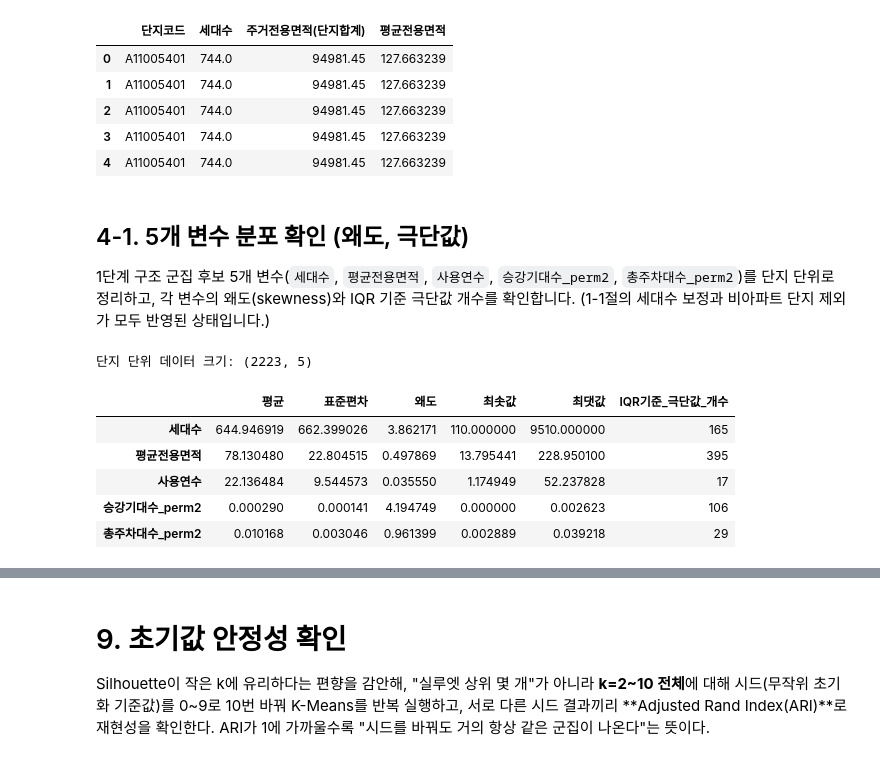
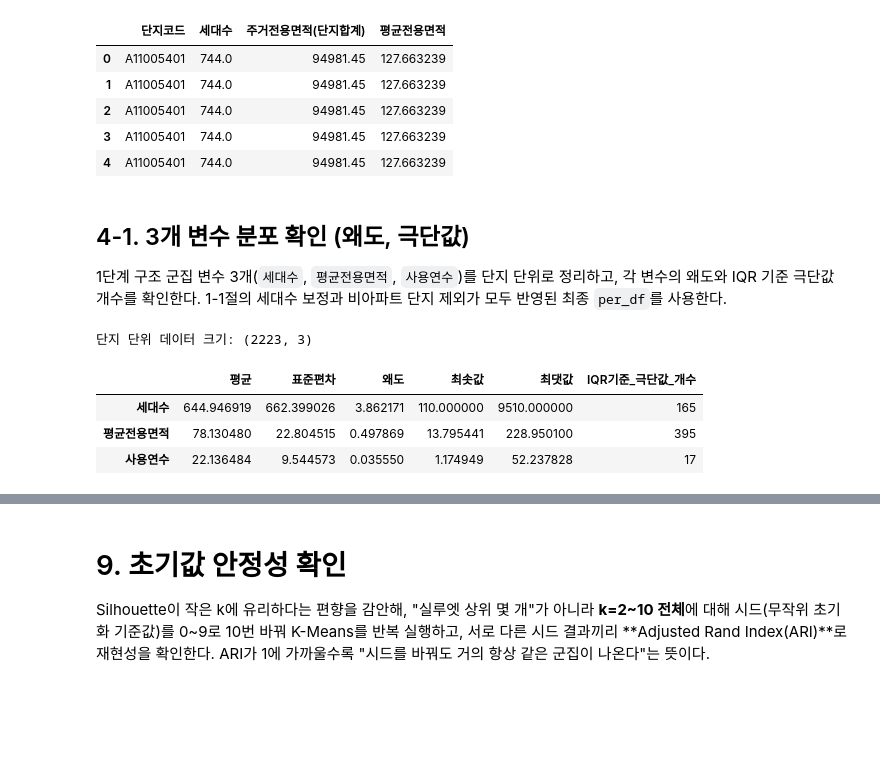
Before and after one commit to roh-git/mlapt_project, a Jupyter notebook: main_analysis.ipynb, the cells around one changed output, grey strips where cells are left out. Drawn from its saved outputs; the diff is of its cells as text; code cells hidden in the pictures; blank space fills up the shorter version.

```diff
--- a/main_analysis.ipynb
+++ b/main_analysis.ipynb
@@ -450,38 +456,36 @@ per_df 크기: (133380, 54)
 | 3 | A11005401 | 744.0 | 94981.45 | 127.663239 |
 | 4 | A11005401 | 744.0 | 94981.45 | 127.663239 |
 # %% [markdown]
-## 4-1. 5개 변수 분포 확인 (왜도, 극단값)
+## 4-1. 3개 변수 분포 확인 (왜도, 극단값)
 
-1단계 구조 군집 후보 5개 변수(`세대수`, `평균전용면적`, `사용연수`, `승강기대수_perm2`, `총주차대수_perm2`)를 단지 단위로 정리하고, 각 변수의 왜도(skewness)와 IQR 기준 극단값 개수를 확인합니다. (1-1절의 세대수 보정과 비아파트 단지 제외가 모두 반영된 상태입니다.)
+1단계 구조 군집 변수 3개(`세대수`, `평균전용면적`, `사용연수`)를 단지 단위로 정리하고, 각 변수의 왜도와 IQR 기준 극단값 개수를 확인한다. 1-1절의 세대수 보정과 비아파트 단지 제외가 모두 반영된 최종 `per_df`를 사용한다.
 # %%
-STEP1_COLS = ['세대수', '평균전용면적', '사용연수', '승강기대수_perm2', '총주차대수_perm2']
+STEP1_COLS = ['세대수', '평균전용면적', '사용연수']
 unit_df = per_df.groupby('단지코드')[STEP1_COLS].mean()
 
 def count_iqr_outliers(s):
     q1, q3 = s.quantile([.25, .75])
     iqr = q3 - q1
     lower, upper = q1 - 1.5 * iqr, q3 + 1.5 * iqr
     return int(((s < lower) | (s > upper)).sum())
 
 dist_summary = pd.DataFrame({
     '평균': unit_df.mean(),
     '표준편차': unit_df.std(),
     '왜도': unit_df.skew(),
     '최솟값': unit_df.min(),
     '최댓값': unit_df.max(),
 })
 dist_summary['IQR기준_극단값_개수'] = [count_iqr_outliers(unit_df[c]) for c in STEP1_COLS]
 
 print(f"단지 단위 데이터 크기: {unit_df.shape}")
 dist_summary
 # %% [output]
-단지 단위 데이터 크기: (2223, 5)
+단지 단위 데이터 크기: (2223, 3)
 |  | 평균 | 표준편차 | 왜도 | 최솟값 | 최댓값 | IQR기준_극단값_개수 |
 | 세대수 | 644.946919 | 662.399026 | 3.862171 | 110.000000 | 9510.000000 | 165 |
 | 평균전용면적 | 78.130480 | 22.804515 | 0.497869 | 13.795441 | 228.950100 | 395 |
 | 사용연수 | 22.136484 | 9.544573 | 0.035550 | 1.174949 | 52.237828 | 17 |
-| 승강기대수_perm2 | 0.000290 | 0.000141 | 4.194749 | 0.000000 | 0.002623 | 106 |
-| 총주차대수_perm2 | 0.010168 | 0.003046 | 0.961399 | 0.002889 | 0.039218 | 29 |
 # %% [markdown]
 # 5. 이상치 처리
 
```
Also changed, not shown: parts of 19 cells of this notebook.
